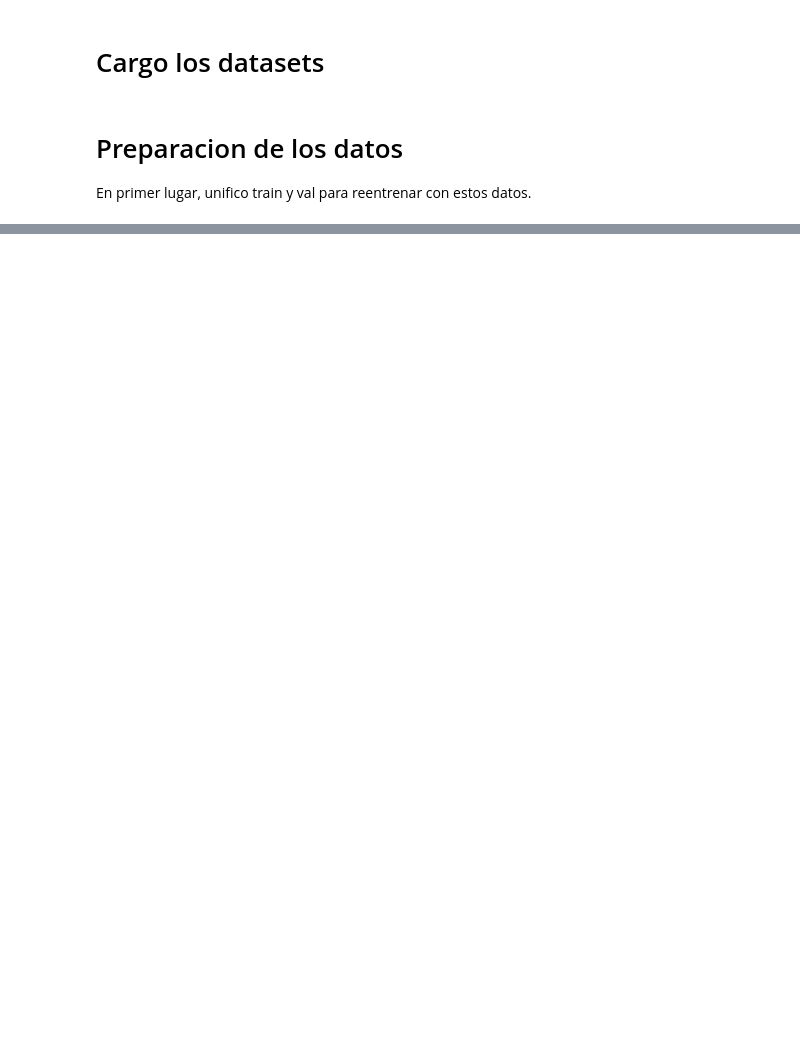
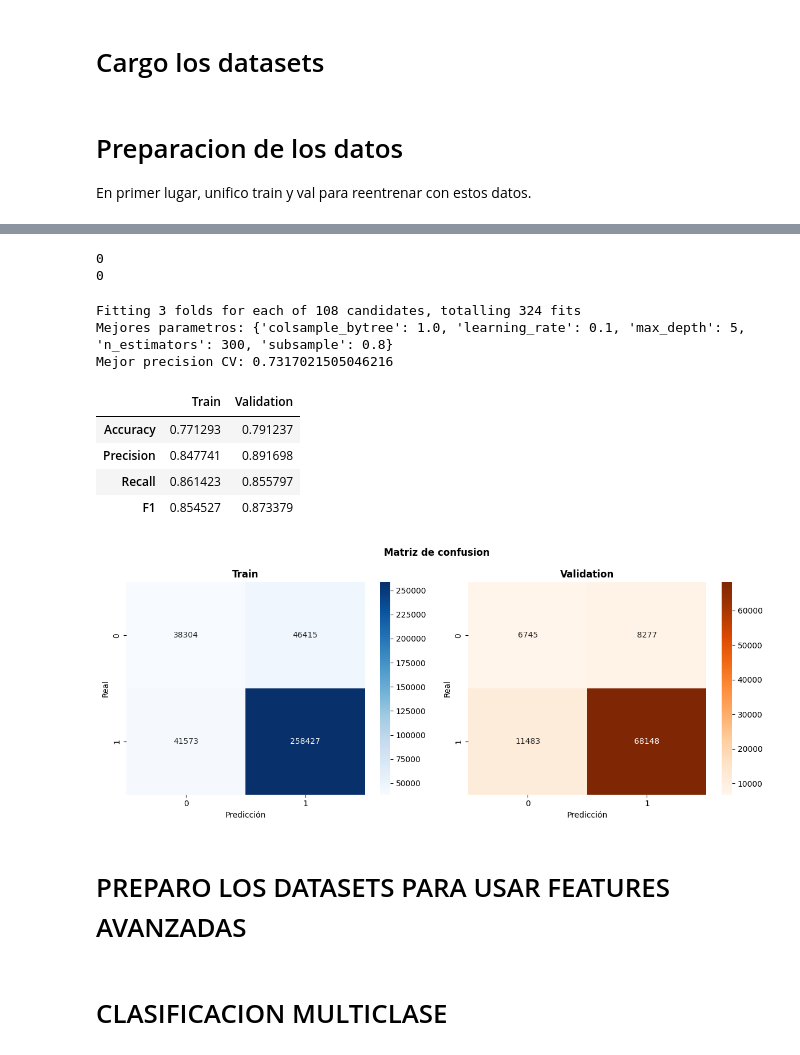
Before and after one commit to SolGarciaPereyra/Clasificador_Recomendador_Libros, a Jupyter notebook: Resultados_test.ipynb, the cells around one changed output, grey strips where cells are left out. Drawn from its saved outputs; the diff is of its cells as text; code cells hidden in the pictures; blank space fills up the shorter version.

Commit message:
hago notebook de test

```diff
--- a/Resultados_test.ipynb
+++ b/Resultados_test.ipynb
@@ -52,13 +64,19 @@ df_dev = pd.concat([df_train, df_val], ignore_index=True)
 # %%
 generos = ["fiction", "non fiction", "fantasy", "science fiction", "mystery", "thriller", "romance", "horror", "historical", "young adult", "children", "adventure", "contemporary", "dystopian", "paranormal", "urban", "crime", "biography", "memoir", "self help", "history", "psychology", "poetry", "classics", "graphic novel", "short stories", "humor", "religion"]
-features = None #elegir features
+features_base = ["is_series", "publication_year", "num_pages", 'AUDIO', 'COMIC', 'EBOOK', 'HARDCOVER', 'OTHER', 'PAPERBACK', "language_code_ang", "language_code_en", "language_code_en-CA", "language_code_en-GB", "language_code_en-US", "language_code_eng", "language_code_enm", "language_code_gem", "language_code_sco", "cantidad_generos"] + generos
 
 dfs = [df_dev, df_test]
-y_train_regresion, y_val_regresion, y_test_regresion = df_target_to_numpy("average_rating", dfs)
-y_train_clasificacion, y_val_clasificacion, y_test_clasificacion = df_target_to_numpy("estrellas", dfs)
-X_dev, X_test = df_features_to_numpy(features, dfs)
+y_dev_regresion, y_test_regresion = df_target_to_numpy("average_rating", dfs)
+y_dev_clasificacion, y_test_clasificacion = df_target_to_numpy("aceptado", dfs)
+X_dev, X_test = df_features_to_numpy(features_base, dfs)
 
 #estandarizo los datos
 scaler = StandardScaler()
 X_dev_scaled = scaler.fit_transform(X_dev)
 X_test_scaled = scaler.transform(X_test)
+# %%
+print(np.isnan(X_dev_scaled).sum())           # si es numpy
+print(pd.isna(y_dev_clasificacion).sum())
+# %% [output]
+0
+0
@@ -64,0 +104,49 @@ X_test_scaled = scaler.transform(X_test)
+# %%
+#TODO adaptar a cuda
+def grid_search_xgb_clasificacion(pesos, X, y):
+    pesos_transformados_sub = np.array([pesos[y_i] for y_i in y])
+    XGBoostGridSearchClasificacion = XGBClassifier(objective = "binary:logistic", device = "cpu", tree_method = "hist", random_state = 42)
+
+    #uso los mismos indices para obtener los subconjuntos
+    grid = GridSearchCV(estimator = XGBoostGridSearchClasificacion, param_grid = parametros_grid_search_xgb, cv = 3, scoring = "precision", n_jobs = -1, verbose = 1, error_score = "raise")
+    grid.fit(X, y, sample_weight = pesos_transformados_sub)
+
+    mejores_parametros = grid.best_params_
+    print(f"Mejores parametros: {mejores_parametros}")
+    print(f"Mejor precision CV: {grid.best_score_}")
+    return mejores_parametros
+
+def evaluar_modelo_xgb_clasificacion(mejores_parametros, pesos, X_train, y_train, X_val, y_val):
+    pesos_transformados_train = np.array([pesos[y] for y in y_train])
+    modeloXGBoostClasificacion = XGBClassifier(**mejores_parametros, objective = "binary:logistic", device = "cpu", tree_method = "hist", random_state = 42)
+    modeloXGBoostClasificacion.fit(X_train, y_train, sample_weight = pesos_transformados_train) #XGBoost no requiere obligatoriamnete que se escalen los valores, pero lo hag para poder comprar la feature importance
+
+    y_pred_train = (modeloXGBoostClasificacion.predict(X_train))
+    y_pred_val = (modeloXGBoostClasificacion.predict(X_val))
+
+    #calculo las metricas usando las clases originales entre 1 y 5
+    metricas_train = evaluar_metricas_clasificacion_binaria(y_pred_train, y_train)
+    metricas_val = evaluar_metricas_clasificacion_binaria(y_pred_val, y_val)
+    tabla_metricas_xgboost_clasificacion = tabla_metricas(metricas_train, metricas_val, ["Accuracy", "Precision", "Recall", "F1"])
+    display(tabla_metricas_xgboost_clasificacion)
+
+    cm_train = confusion_matrix(y_train, y_pred_train, labels = [0, 1])
+    cm_val = confusion_matrix(y_val, y_pred_val, labels = [0, 1])
+    plot_confusion_matrix(cm_train, cm_val, labels = [0, 1])
+    return tabla_metricas_xgboost_clasificacion, modeloXGBoostClasificacion, metricas_train, metricas_val
+# %%
+pesos_undersampling_cost = {0:2, 1:1}
+mejores_parametros = grid_search_xgb_clasificacion(pesos_undersampling_cost, X_sub_undersampling, y_sub_clasificacion_undersampling)
+tabla_metricas_xgb_clasificacion_undersampling_cost, modeloXGBoostClasificacion, metricas_dev_xgb, metricas_test_xgb = evaluar_modelo_xgb_clasificacion(mejores_parametros, pesos_undersampling_cost, X_dev_undersampling, y_dev_undersampling, X_test_scaled, y_test_clasificacion)
+# %% [output]
+Fitting 3 folds for each of 108 candidates, totalling 324 fits
+Mejores parametros: {'colsample_bytree': 1.0, 'learning_rate': 0.1, 'max_depth': 5, 'n_estimators': 300, 'subsample': 0.8}
+Mejor precision CV: 0.7317021505046216
+|  | Train | Validation |
+| Accuracy | 0.771293 | 0.791237 |
+| Precision | 0.847741 | 0.891698 |
+| Recall | 0.861423 | 0.855797 |
+| F1 | 0.854527 | 0.873379 |
+[figure, added]
+# %% [markdown]
+# PREPARO LOS DATASETS PARA USAR FEATURES AVANZADAS
@@ -64,0 +238,2 @@ X_test_scaled = scaler.transform(X_test)
+# %% [markdown]
+# CLASIFICACION MULTICLASE
```
Also changed, not shown: parts of 20 cells of this notebook, 2 other files.
